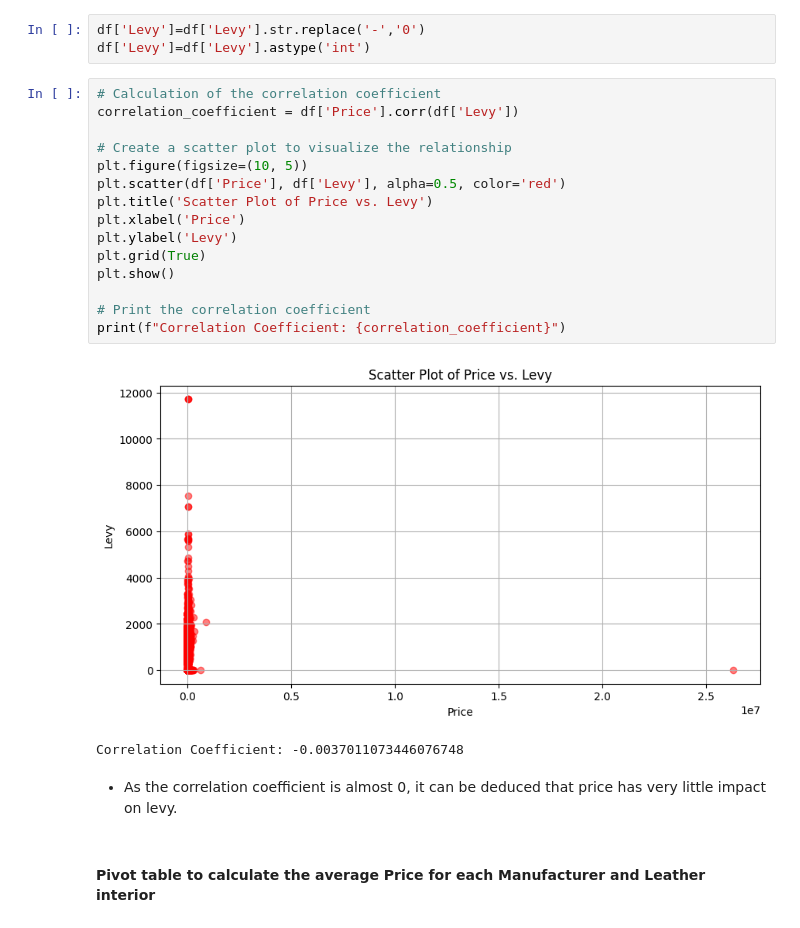
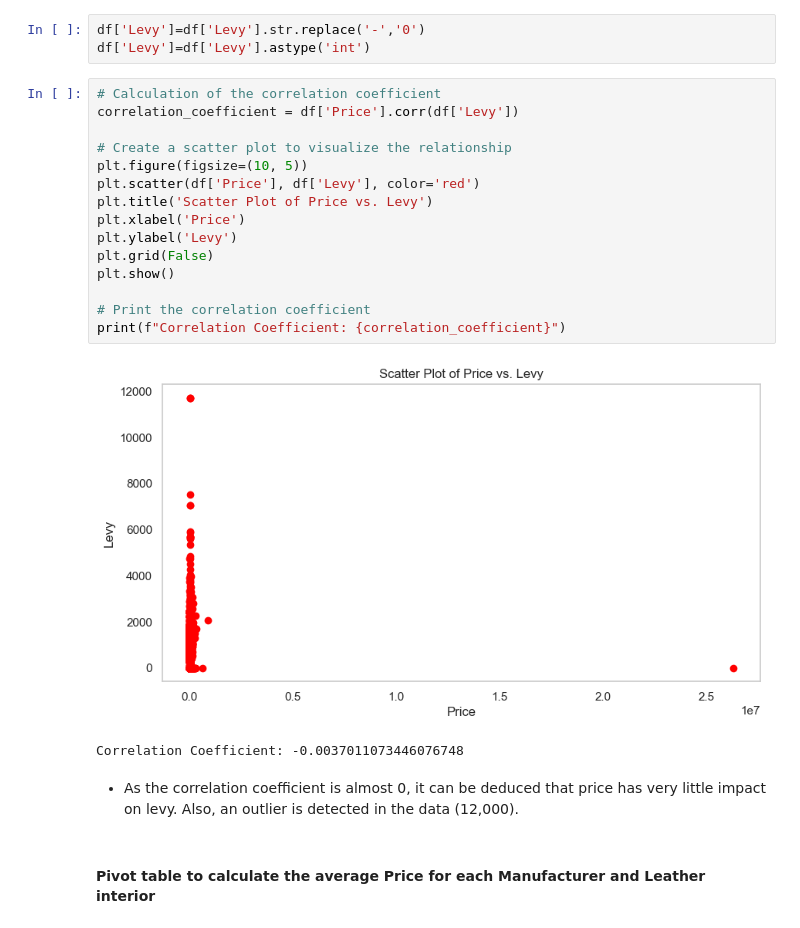
Before and after one commit to Utkarsh11-git/EDA_Car_Price_Python-, a Jupyter notebook: EDA_Car_Price.ipynb, the cells around one changed output. Drawn from its saved outputs; the diff is of its cells as text.

```diff
--- a/EDA_Car_Price.ipynb
+++ b/EDA_Car_Price.ipynb
@@ -257,23 +257,23 @@ df['Levy']=df['Levy'].astype('int')
 # %%
 # Calculation of the correlation coefficient
 correlation_coefficient = df['Price'].corr(df['Levy'])
 
 # Create a scatter plot to visualize the relationship
 plt.figure(figsize=(10, 5))
-plt.scatter(df['Price'], df['Levy'], alpha=0.5, color='red')
+plt.scatter(df['Price'], df['Levy'], color='red')
 plt.title('Scatter Plot of Price vs. Levy')
 plt.xlabel('Price')
 plt.ylabel('Levy')
-plt.grid(True)
+plt.grid(False)
 plt.show()
 
 # Print the correlation coefficient
 print(f"Correlation Coefficient: {correlation_coefficient}")
 # %% [output]
-[figure, old version]
+[figure, new version]
 Correlation Coefficient: -0.0037011073446076748
 # %% [markdown]
-* As the correlation coefficient is almost 0, it can be deduced that price has very little impact on levy.
+* As the correlation coefficient is almost 0, it can be deduced that price has very little impact on levy. Also, an outlier is detected in the data (12,000).
 # %% [markdown]
 #### Pivot table to calculate the average Price for each Manufacturer and Leather interior
 # %%
```
Also changed, not shown: parts of 4 cells of this notebook.
